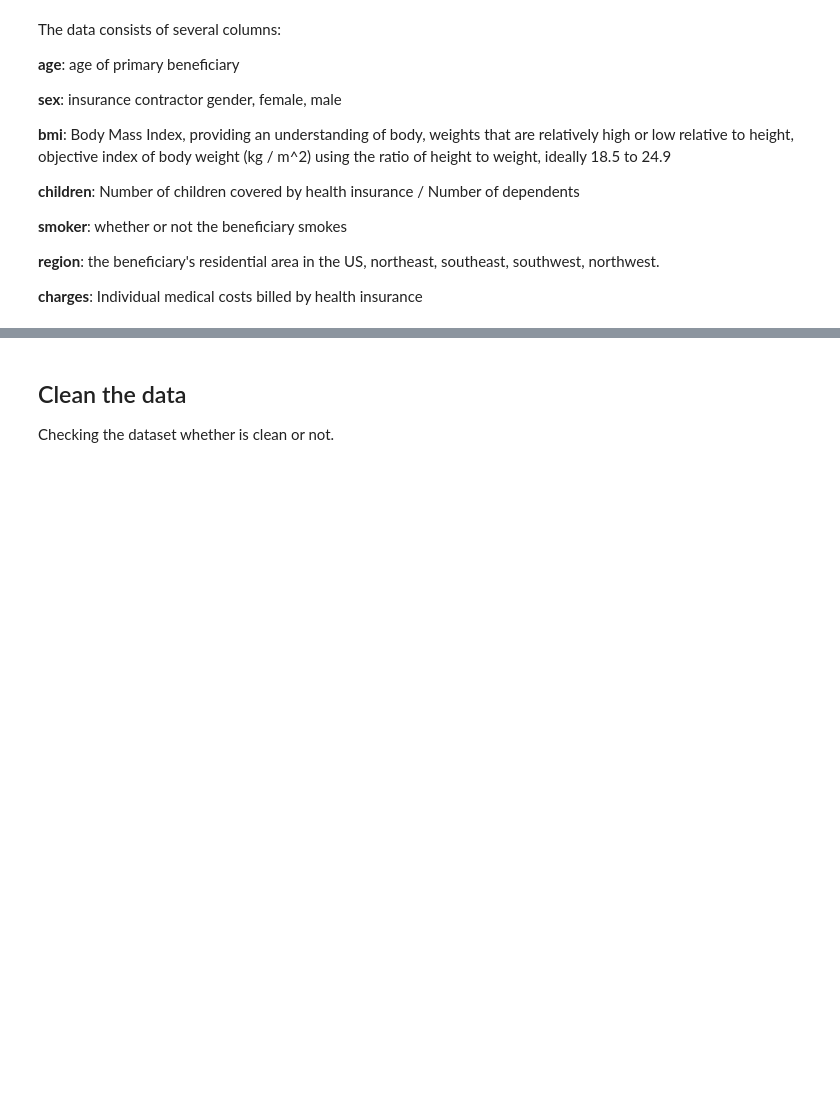
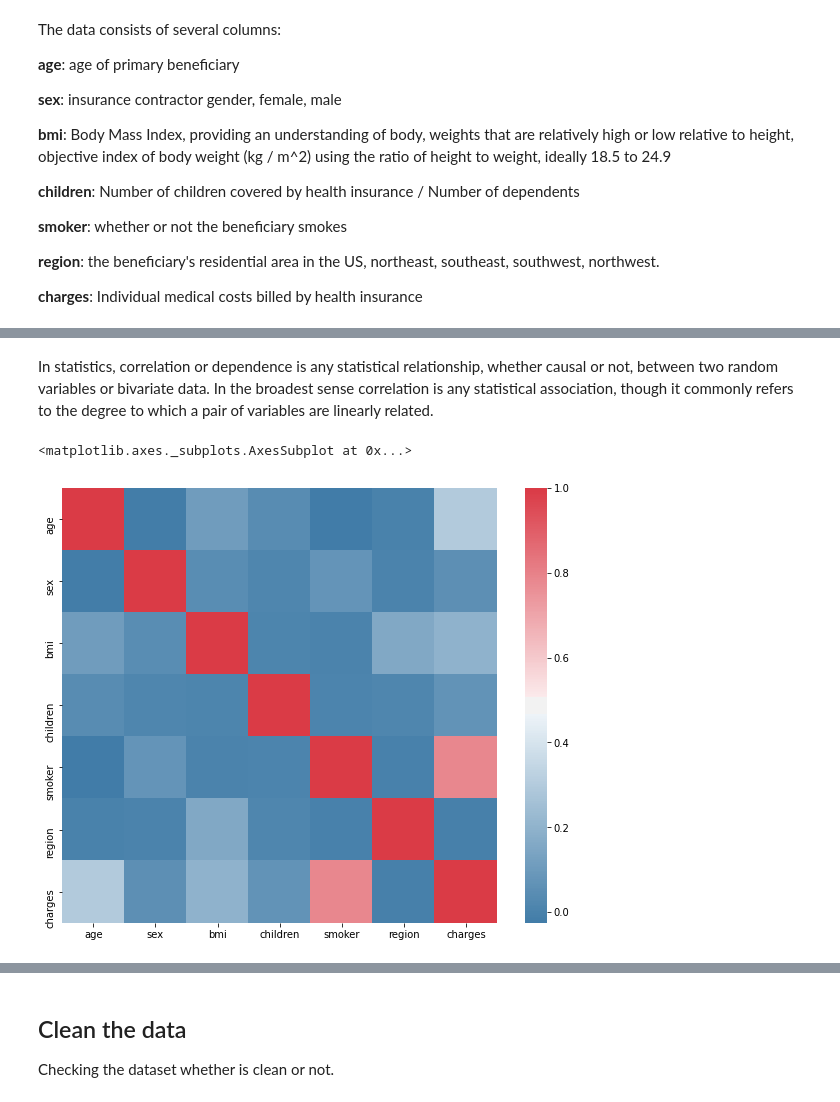
Before and after one commit to LugoBlogger/MLCC-Assignment-05, a Jupyter notebook: medical_cost_forecast.ipynb, the cells around one changed output, grey strips where cells are left out. Drawn from its saved outputs; the diff is of its cells as text; code cells hidden in the pictures; blank space fills up the shorter version.

Commit message:
Start adding the EDA from feature/data-prep

```diff
--- a/medical_cost_forecast.ipynb
+++ b/medical_cost_forecast.ipynb
@@ -77,0 +84,18 @@ The data consists of several columns:
+# %%
+from sklearn.preprocessing import LabelEncoder
+
+data = dataset
+
+le = LabelEncoder()
+
+#sex
+le.fit(data.sex.drop_duplicates())
+data.sex = le.transform(data.sex)
+
+# smoker or not
+le.fit(data.smoker.drop_duplicates())
+data.smoker = le.transform(data.smoker)
+
+#region
+le.fit(data.region.drop_duplicates())
+data.region = le.transform(data.region)
@@ -77,0 +115,12 @@ The data consists of several columns:
+# %% [markdown]
+In statistics, correlation or dependence is any statistical relationship, whether causal or not, between two random variables or bivariate data. In the broadest sense correlation is any statistical association, though it commonly refers to the degree to which a pair of variables are linearly related.
+# %%
+import matplotlib.pyplot as pl
+
+f, ax = pl.subplots(figsize=(10, 8))
+corr = data.corr()
+sns.heatmap(corr, mask=np.zeros_like(corr, dtype=np.bool),
+            cmap=sns.diverging_palette(240,10,as_cmap=True),square=True, ax=ax)
+# %% [output]
+<matplotlib.axes._subplots.AxesSubplot at 0x...>
+[figure, added]
```
Also changed, not shown: parts of 8 cells of this notebook.
